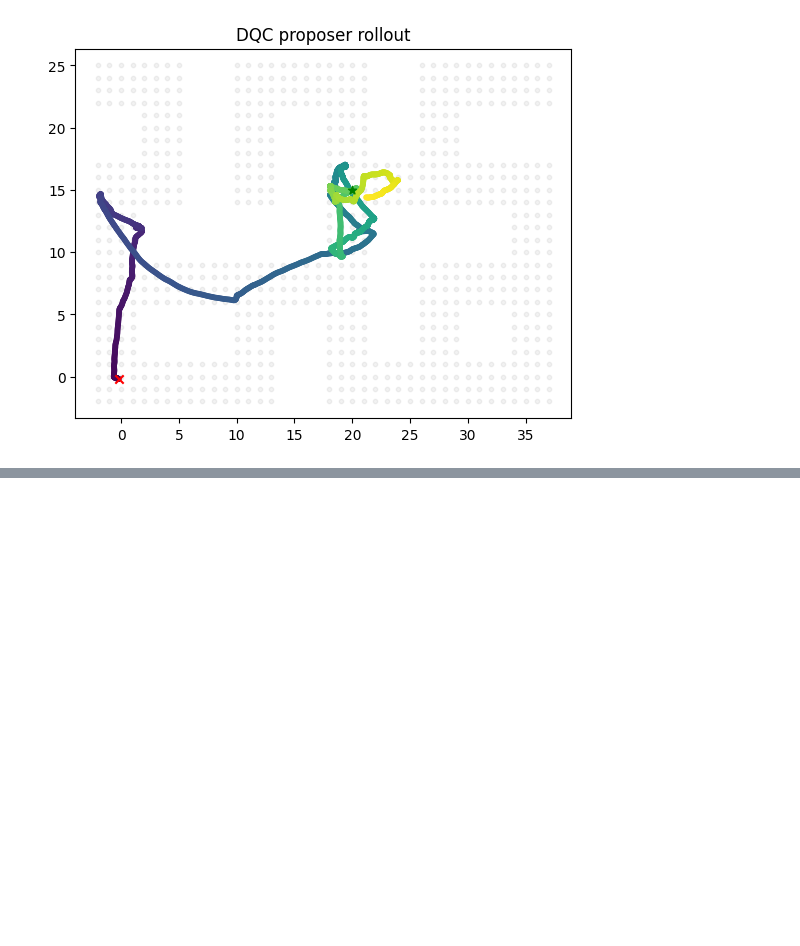
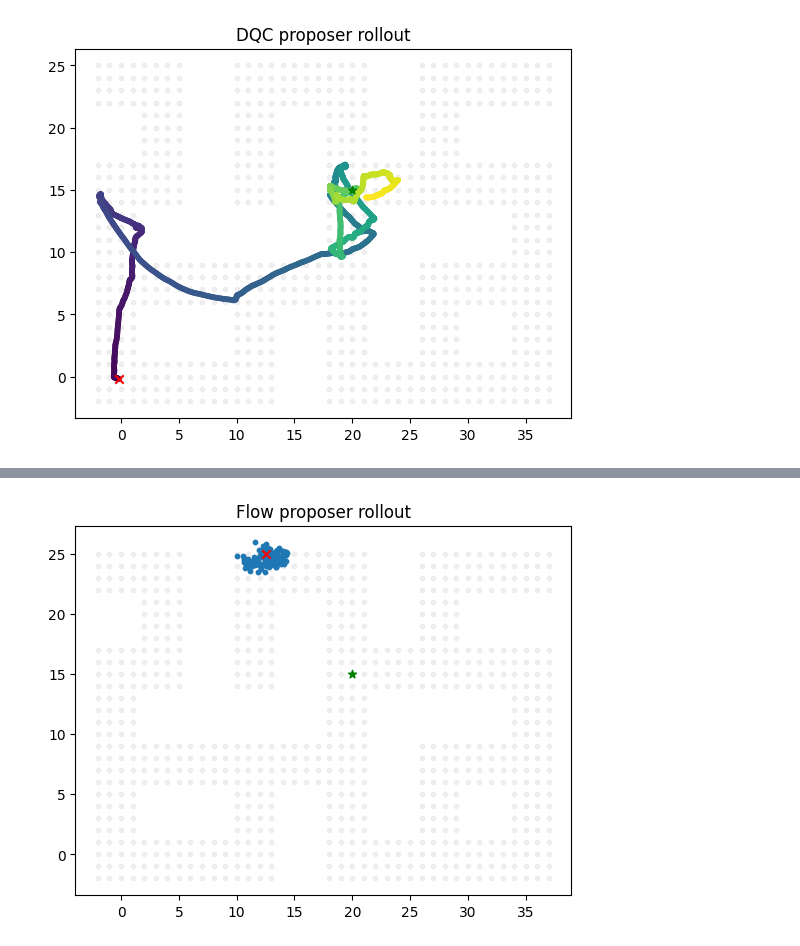
Before and after one commit to jnzhao3/horizon-reduction, a Jupyter notebook: 04_dqc_flow.ipynb, the cells around one changed output, grey strips where cells are left out. Saved outputs shown, nothing was run; the diff lists cells and outputs as text; code cells hidden in the pictures; blank space fills up the shorter version.

```diff
--- a/04_dqc_flow.ipynb
+++ b/04_dqc_flow.ipynb
@@ -707,0 +769,12 @@ for i in tqdm(range(2000)):
+# %%
+sample_rng, rng = jax.random.split(rng)
+subgoals = sample_n(np.asarray([12.5, 24.9]), goal, 128, sample_rng)
+
+plt.scatter(x=all_cell_points[..., 0], y=all_cell_points[..., 1], s=10, alpha=0.1, c='gray')
+plt.scatter(x=subgoals[..., 0], y=subgoals[..., 1], s=10)
+plt.scatter(x=goal[0], y=goal[1], c='green', marker='*')
+plt.scatter(x=start[0], y=start[1], marker='x', c='red')
+plt.title('Flow proposer rollout')
+plt.show()
+# %% [output]
+[figure, added]
```
Also changed, not shown: parts of 25 cells of this notebook, 3 other files.
